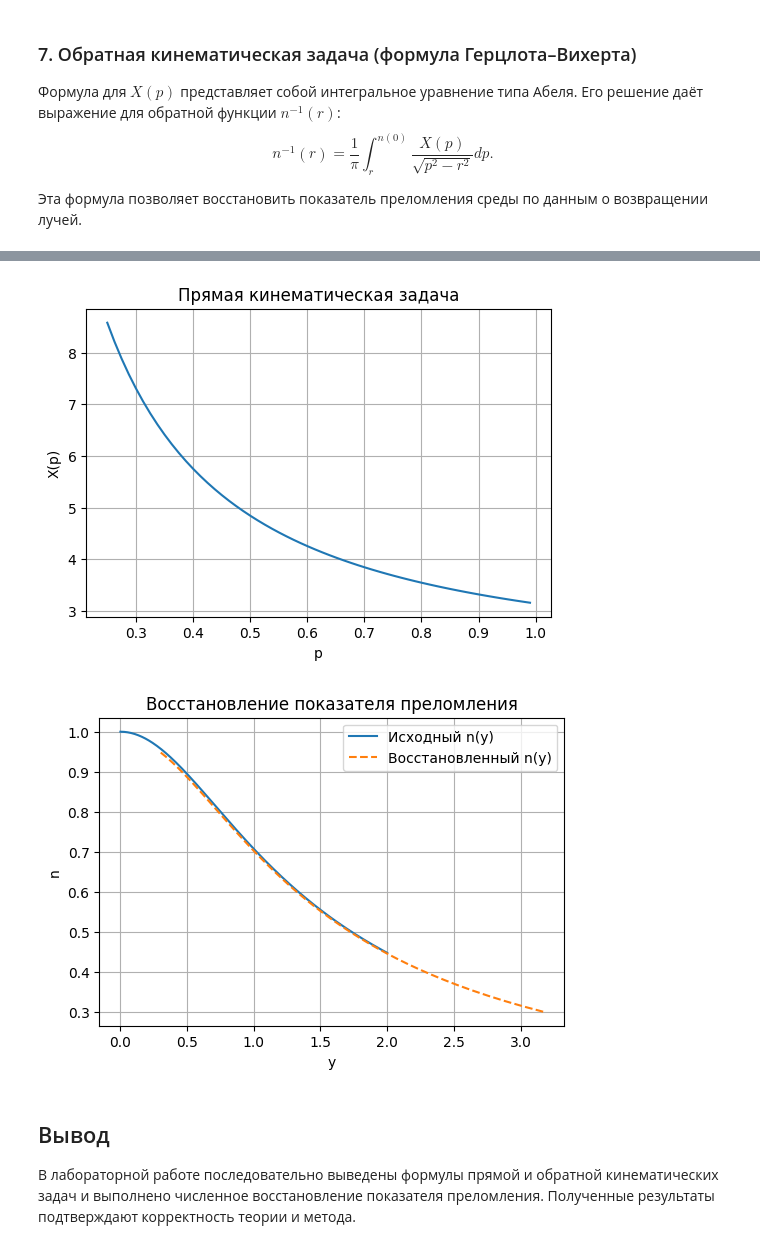
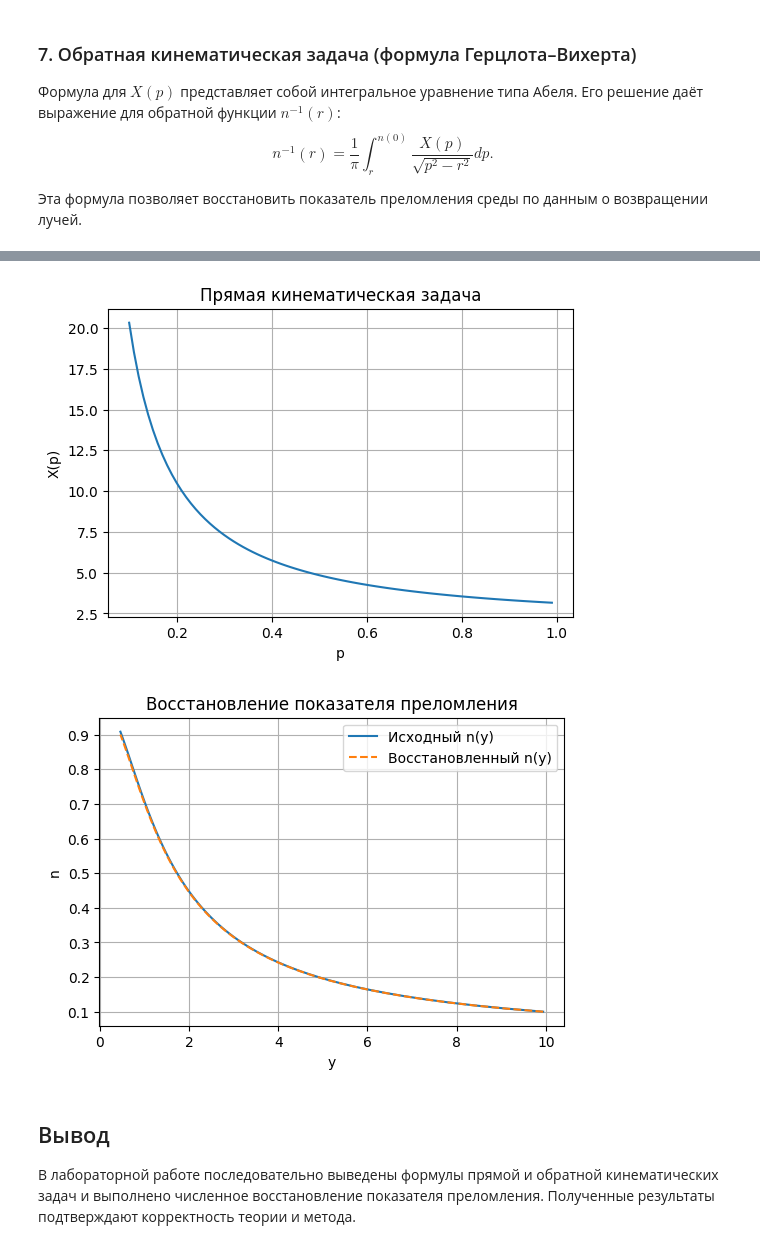
Before and after one commit to choujii/Reverse-tasks, a Jupyter notebook: lab3/LR3.ipynb, the cells around one changed output, grey strips where cells are left out. Drawn from its saved outputs; the diff is of its cells as text; code cells hidden in the pictures.

```diff
--- a/lab3/LR3.ipynb
+++ b/lab3/LR3.ipynb
@@ -82,3 +82,39 @@ def n(y):
 
 def n_inv(p):
     return np.sqrt(1/p**2 - 1)
+
+def dn_dy(y):
+    return -y / (1 + y**2)**(3/2)
+
+def ray_system(t, z, p):
+    x, y, q = z
+    n_val = n(y)
+    dxdt = p / n_val**2
+    dydt = q / n_val**2
+    dqdt = dn_dy(y) / n_val
+    return [dxdt, dydt, dqdt]
+# %%
+def T_of_p(p):
+    y_star = n_inv(p)
+    integrand = lambda y: (n(y)**2) / np.sqrt(n(y)**2 - p**2)
+    val, _ = quad(integrand, 0, y_star)
+    return 2 * val
+
+p_vals = np.linspace(0.1, 0.9, 9)
+
+plt.figure(figsize=(8, 5))
+for p in p_vals:
+    t_span = (0, T_of_p(p))
+    t_eval = np.linspace(*t_span, 2000)
+    q0 = np.sqrt(n(0)**2 - p**2)
+    z0 = [0.0, 0.0, q0]
+    sol = solve_ivp(ray_system, t_span, z0, t_eval=t_eval, args=(p,))
+    plt.plot(sol.y[0], sol.y[1], label=f'p = {p:.1f}')
+
+plt.axhline(0, color='black', linewidth=0.5)
+plt.xlabel('x')
+plt.ylabel('y')
+plt.title('Траектории лучей')
+plt.legend(loc='upper right')
+plt.grid(True)
+plt.show()
@@ -85,35 +123,34 @@ def n_inv(p):
 # %%
 def X_of_p(p):
     y_star = n_inv(p)
     integrand = lambda y: 1.0 / np.sqrt(n(y)**2 - p**2)
     val, _ = quad(integrand, 0, y_star)
     return 2 * p * val
 
-p_vals = np.linspace(0.25, 0.99, 60)
+p_vals = np.linspace(0.1, 0.99, 90)
 X_vals = np.array([X_of_p(p) for p in p_vals])
 
 plt.figure(figsize=(6,4))
 plt.plot(p_vals, X_vals)
 plt.xlabel('p')
 plt.ylabel('X(p)')
 plt.title('Прямая кинематическая задача')
 plt.grid(True)
 plt.show()
 # %% [output]
-[figure, old version]
+[figure, new version]
 # %%
 def y_of_r(r):
     integrand = lambda p: X_of_p(p) / np.sqrt(p**2 - r**2)
     val, _ = quad(integrand, r, 0.99)
     return val / np.pi
 
-r_vals = np.linspace(0.3, 0.95, 50)
-y_rec = np.array([y_of_r(r) for r in r_vals])
+r_vals = np.linspace(0.1, 0.9, 90)
+y = np.array([y_of_r(r) for r in r_vals])
 
-y = np.linspace(0, 2, 300)
 plt.figure(figsize=(6,4))
 plt.plot(y, n(y), label='Исходный n(y)')
-plt.plot(y_rec, r_vals, '--', label='Восстановленный n(y)')
+plt.plot(y, r_vals, '--', label='Восстановленный n(y)')
 plt.xlabel('y')
 plt.ylabel('n')
 plt.legend()
@@ -121,7 +158,7 @@ plt.grid(True)
 plt.title('Восстановление показателя преломления')
 plt.show()
 # %% [output]
-[figure, old version]
+[figure, new version]
 # %% [markdown]
 ## Вывод
 В лабораторной работе последовательно выведены формулы прямой и обратной кинематических задач и выполнено численное восстановление показателя преломления. Полученные результаты подтверждают корректность теории и метода.
```
Also changed, not shown: parts of 2 cells of this notebook.
